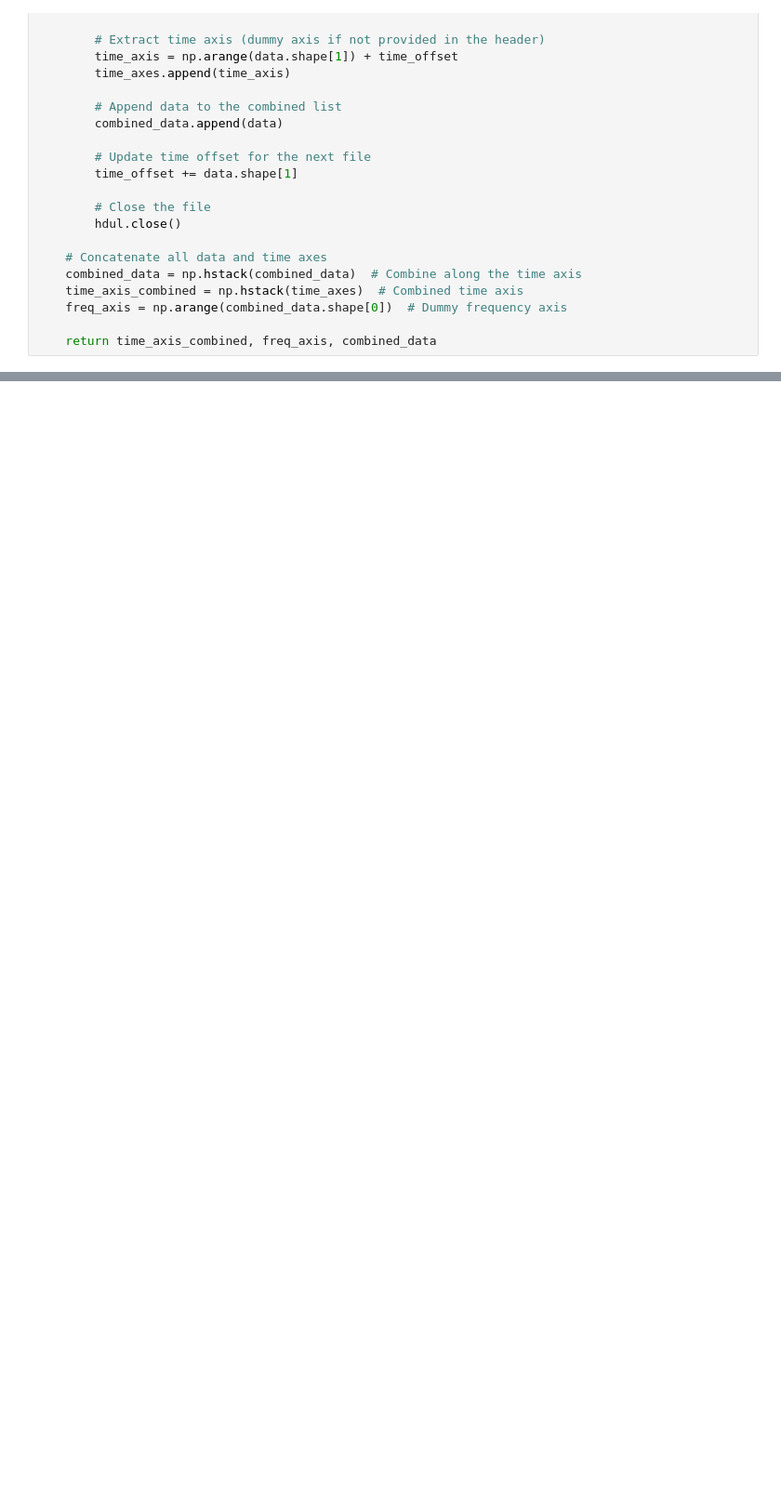
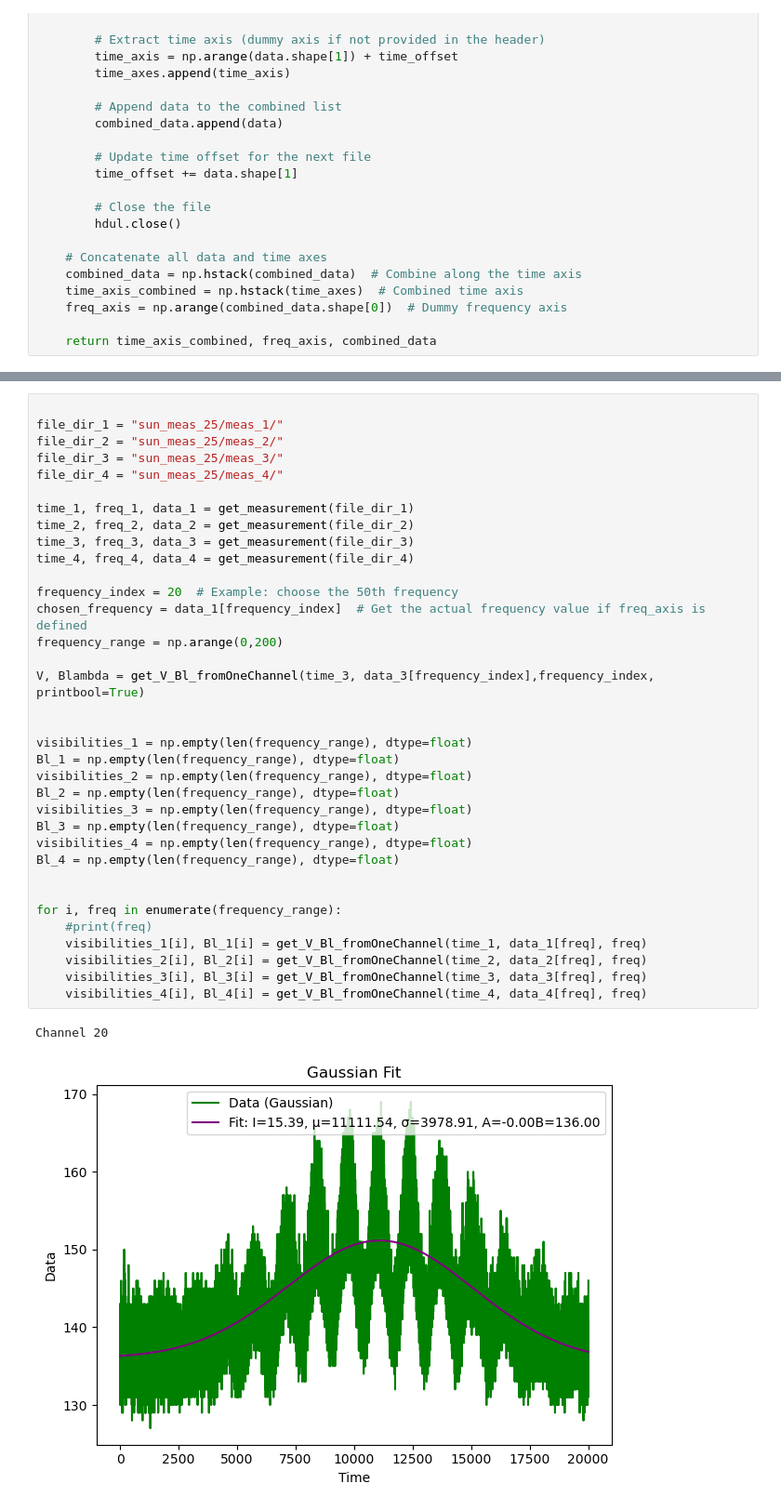
Before and after one commit to muellvin/radio-interferometry, a Jupyter notebook: data_analysis_fit.ipynb, the cells around one changed output, grey strips where cells are left out. Shown: that part at 93% size. Cells and saved outputs as stored; diff of their text form; blank space fills up the shorter version.

```diff
--- a/data_analysis_fit.ipynb
+++ b/data_analysis_fit.ipynb
@@ -251,0 +134,38 @@ Fit failed at measurement 7, channel 120: Optimal parameters not found: Number o
+# %%
+
+file_dir_1 = "sun_meas_25/meas_1/"
+file_dir_2 = "sun_meas_25/meas_2/"
+file_dir_3 = "sun_meas_25/meas_3/"
+file_dir_4 = "sun_meas_25/meas_4/"
+
+time_1, freq_1, data_1 = get_measurement(file_dir_1)
+time_2, freq_2, data_2 = get_measurement(file_dir_2)
+time_3, freq_3, data_3 = get_measurement(file_dir_3)
+time_4, freq_4, data_4 = get_measurement(file_dir_4)
+
+frequency_index = 20  # Example: choose the 50th frequency
+chosen_frequency = data_1[frequency_index]  # Get the actual frequency value if freq_axis is defined
+frequency_range = np.arange(0,200)
+
+V, Blambda = get_V_Bl_fromOneChannel(time_3, data_3[frequency_index],frequency_index, printbool=True)
+
+
+visibilities_1 = np.empty(len(frequency_range), dtype=float)
+Bl_1 = np.empty(len(frequency_range), dtype=float)
+visibilities_2 = np.empty(len(frequency_range), dtype=float)
+Bl_2 = np.empty(len(frequency_range), dtype=float)
+visibilities_3 = np.empty(len(frequency_range), dtype=float)
+Bl_3 = np.empty(len(frequency_range), dtype=float)
+visibilities_4 = np.empty(len(frequency_range), dtype=float)
+Bl_4 = np.empty(len(frequency_range), dtype=float)
+
+
+for i, freq in enumerate(frequency_range):
+    #print(freq)
+    visibilities_1[i], Bl_1[i] = get_V_Bl_fromOneChannel(time_1, data_1[freq], freq)
+    visibilities_2[i], Bl_2[i] = get_V_Bl_fromOneChannel(time_2, data_2[freq], freq)
+    visibilities_3[i], Bl_3[i] = get_V_Bl_fromOneChannel(time_3, data_3[freq], freq)
+    visibilities_4[i], Bl_4[i] = get_V_Bl_fromOneChannel(time_4, data_4[freq], freq)
+# %% [output]
+Channel 20
+[figure, added]
```
Also changed, not shown: parts of 5 cells of this notebook, 3 other files.
